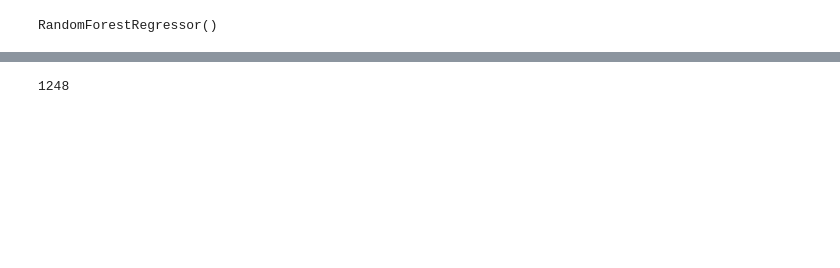
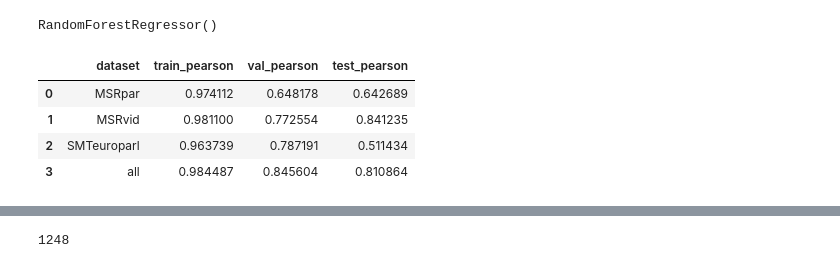
Before and after one commit to ZachParent/mai-intro-to-human-language-technologies, a Jupyter notebook: project/notebooks/train_rf.ipynb, the cells around one changed output, grey strips where cells are left out. Drawn from its saved outputs; the diff is of its cells as text; code cells hidden in the pictures; blank space fills up the shorter version.

```diff
--- a/project/notebooks/train_rf.ipynb
+++ b/project/notebooks/train_rf.ipynb
@@ -77,3 +46,58 @@ RandomForestRegressor()
+# %%
+def get_X_y(df, selected_features, dataset, idx=None):
+    if idx is None:
+        idx = range(len(df))
+    X = df.iloc[idx]
+    X = X.loc[X.dataset == dataset][selected_features]
+    y = df.iloc[idx]
+    y = y.loc[y.dataset == dataset].gs
+    return X, y
+
+def evaluate_model_across_train_val_test(model, selected_features):
+    results = []
+    datasets = train_datasets
+    for dataset in datasets:
+        dataset_results = []
+        dataset_results.append(dataset)
+
+        X_train, y_train = get_X_y(all_train_df, selected_features, dataset, train_idx)
+        X_val, y_val = get_X_y(all_train_df, selected_features, dataset, val_idx)
+        X_test, y_test = get_X_y(all_test_df, selected_features, dataset)
+
+        preds = model.predict(X_train)
+        dataset_results.append(pearsonr(y_train, preds)[0])
+
+        preds = model.predict(X_val)
+        dataset_results.append(pearsonr(y_val, preds)[0])
+
+        preds = model.predict(X_test)
+        dataset_results.append(pearsonr(y_test, preds)[0])
+
+        results.append(dataset_results)
+
+    dataset_results = []
+    dataset_results.append('all')
+    preds = model.predict(all_train_df.iloc[train_idx][selected_features])
+    dataset_results.append(pearsonr(all_train_df.iloc[train_idx].gs, preds)[0])
+
+    preds = model.predict(all_train_df.iloc[val_idx][selected_features])
+    dataset_results.append(pearsonr(all_train_df.iloc[val_idx].gs, preds)[0])
+
+    preds = model.predict(all_test_df[all_test_df.dataset.isin(train_datasets)][selected_features])
+    dataset_results.append(pearsonr(all_test_df[all_test_df.dataset.isin(train_datasets)].gs, preds)[0])
+
+    results.append(dataset_results)
+
+    results = pd.DataFrame(results, columns=["dataset", "train_pearson", "val_pearson", "test_pearson"])
+    return results
+
+evaluate_model_across_train_val_test(model, feature_names)
+# %% [output]
+|  | dataset | train_pearson | val_pearson | test_pearson |
+| 0 | MSRpar | 0.974112 | 0.648178 | 0.642689 |
+| 1 | MSRvid | 0.981100 | 0.772554 | 0.841235 |
+| 2 | SMTeuroparl | 0.963739 | 0.787191 | 0.511434 |
+| 3 | all | 0.984487 | 0.845604 | 0.810864 |
 # %%
 feature_importances = model.feature_importances_
 ranked_feature_importance_indices = np.argsort(feature_importances)[::-1]
```
Also changed, not shown: parts of 27 cells of this notebook.
